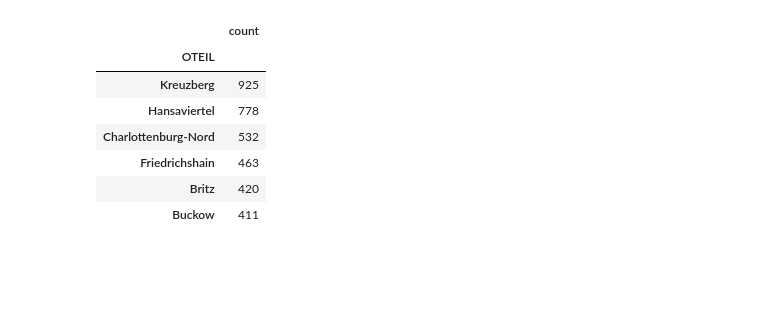
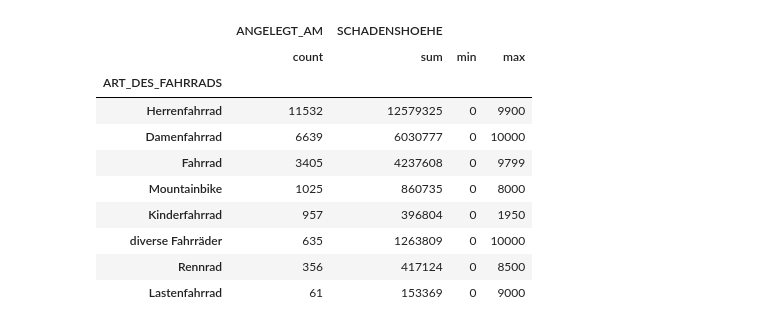
Before and after one commit to adrian-baumann/application_challenge, a Jupyter notebook: exploration.ipynb, the cells around one changed output. Cells and saved outputs as stored; diff of their text form; code cells hidden in the pictures; blank space fills up the shorter version.

```diff
--- a/exploration.ipynb
+++ b/exploration.ipynb
@@ -4,10 +4,13 @@ import matplotlib.pyplot as plt
 import seaborn as sns
 from pathlib import Path
 
+sns.set(style="darkgrid", font_scale=0.8)
+sns.set(rc={"figure.figsize": (16, 5)})
 pd.options.display.max_rows = None
+pd.options.display.max_colwidth = None
 
 path = Path().parent.absolute()
-bike_path =  path / "Fahrraddiebstahl.csv"
+bike_path = path / "Fahrraddiebstahl.csv"
 lor_path = path / "lor_ortsteile.csv"
 # %%
 bike_dtypes = {
@@ -35,4 +38,9 @@ with open(bike_path, "rb") as file:
     bike_data = pd.read_csv(file, encoding="latin1", dtype=bike_dtypes)
 
 with open(lor_path, "rb") as file:
-    lor_data = pd.read_csv(file, encoding="utf-8", dtype=lor_dtypes, usecols=['spatial_name', 'OTEIL', 'BEZIRK', 'FLAECHE_HA'])
+    lor_data = pd.read_csv(
+        file,
+        encoding="utf-8",
+        dtype=lor_dtypes,
+        usecols=["spatial_name", "OTEIL", "BEZIRK", "FLAECHE_HA"],
+    )
@@ -39,7 +50,17 @@ with open(lor_path, "rb") as file:
 # %%
+# Aufbereitung von timevalues
 bike_data["ANGELEGT_AM"] = pd.to_datetime(bike_data["ANGELEGT_AM"], dayfirst=True)
-bike_data["TATZEIT_ANFANG_DATUM"] = pd.to_datetime(bike_data["TATZEIT_ANFANG_DATUM"], dayfirst=True)
-bike_data["TATZEIT_ENDE_DATUM"] = pd.to_datetime(bike_data["TATZEIT_ENDE_DATUM"], dayfirst=True)
+bike_data["TATZEIT_ANFANG_DATUM"] = pd.to_datetime(
+    bike_data["TATZEIT_ANFANG_DATUM"], dayfirst=True
+) + pd.to_timedelta(bike_data.TATZEIT_ANFANG_STUNDE, unit="h")
+bike_data["TATZEIT_ENDE_DATUM"] = pd.to_datetime(
+    bike_data["TATZEIT_ENDE_DATUM"], dayfirst=True
+) + pd.to_timedelta(bike_data.TATZEIT_ENDE_STUNDE, unit="h")
+bike_data["TATDAUER_STUNDEN"] = (
+    bike_data.TATZEIT_ENDE_DATUM - bike_data.TATZEIT_ANFANG_DATUM
+).astype("timedelta64[h]")
 
+# Vorbereitung eines keys zum Join mit Bezirksübersichtstabelle
+bike_data["BEZ"] = bike_data["LOR"].str[0:2] + bike_data["LOR"].str[4:6]
 lor_data = lor_data.rename(columns={"spatial_name": "BEZ"})
 # %%
@@ -110,14 +274,16 @@ memory usage: 3.0+ MB
 # %%
-plot_df = merged_df.groupby("OTEIL").agg(
+merged_df.groupby(["ART_DES_FAHRRADS"]).agg(
     {"ANGELEGT_AM": "count", "SCHADENSHOEHE": ["sum", "min", "max"]}
-).sort_values(by=("ANGELEGT_AM", "count"), ascending=False)
-plot_df["ANGELEGT_AM"].head(6)
+).sort_values(by=("ANGELEGT_AM", "count"), ascending=False).head(10)
 # %% [output]
-|  | count |
-| OTEIL |  |
-| Kreuzberg | 925 |
-| Hansaviertel | 778 |
-| Charlottenburg-Nord | 532 |
-| Friedrichshain | 463 |
-| Britz | 420 |
-| Buckow | 411 |
+|  | ANGELEGT_AM | SCHADENSHOEHE |  |  |
+|  | count | sum | min | max |
+| ART_DES_FAHRRADS |  |  |  |  |
+| Herrenfahrrad | 11532 | 12579325 | 0 | 9900 |
+| Damenfahrrad | 6639 | 6030777 | 0 | 10000 |
+| Fahrrad | 3405 | 4237608 | 0 | 9799 |
+| Mountainbike | 1025 | 860735 | 0 | 8000 |
+| Kinderfahrrad | 957 | 396804 | 0 | 1950 |
+| diverse Fahrräder | 635 | 1263809 | 0 | 10000 |
+| Rennrad | 356 | 417124 | 0 | 8500 |
+| Lastenfahrrad | 61 | 153369 | 0 | 9000 |
```
Also changed, not shown: parts of 21 cells of this notebook.
